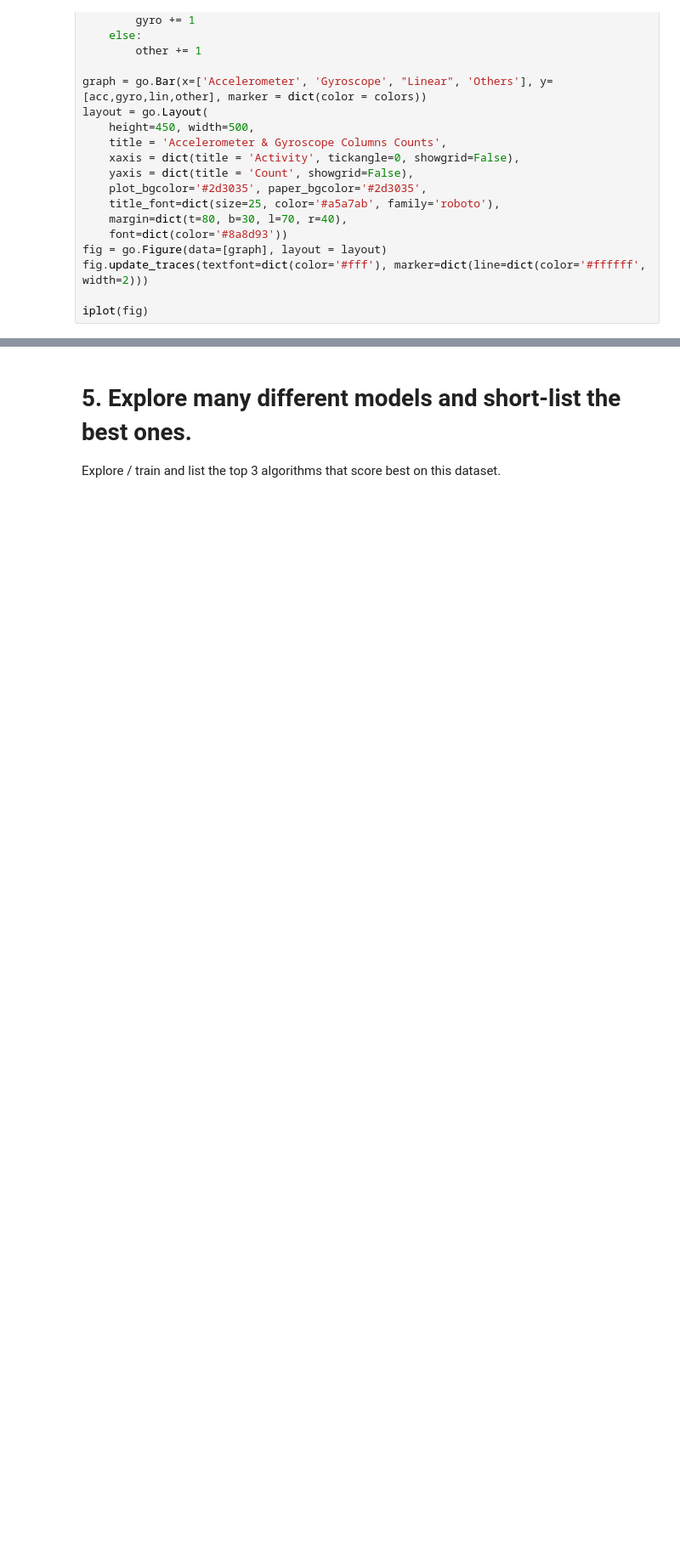
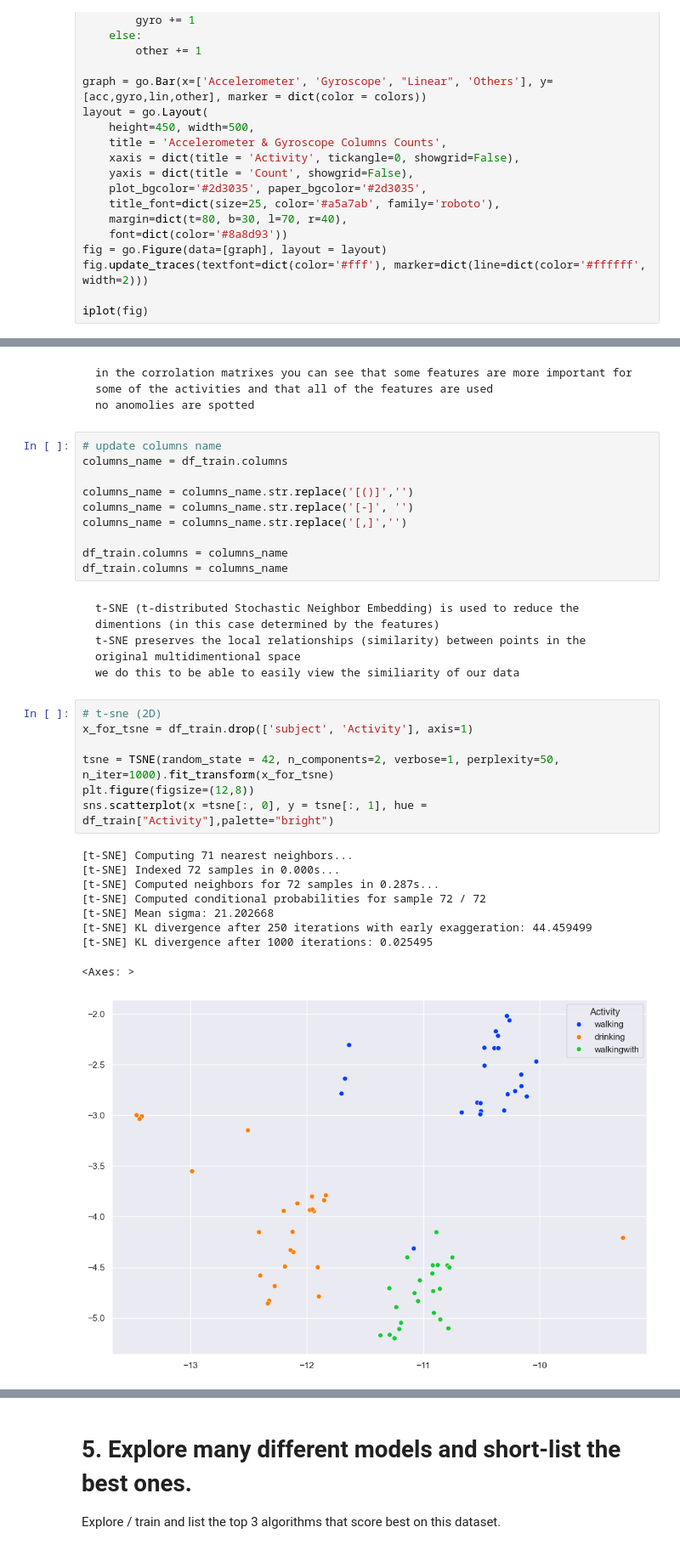
Before and after one commit to BoerTonnie/AIS_Group_20, a Jupyter notebook: Group_Assignment1_HumanActivity.ipynb, the cells around one changed output, grey strips where cells are left out. Shown: that part at 85% size. Cells and saved outputs as stored; diff of their text form; blank space fills up the shorter version.

````diff
--- a/Group_Assignment1_HumanActivity.ipynb
+++ b/Group_Assignment1_HumanActivity.ipynb
@@ -581,0 +624,38 @@ Name: walking, dtype: float64
+# %% [markdown]
+```
+in the corrolation matrixes you can see that some features are more important for some of the activities and that all of the features are used
+no anomolies are spotted
+```
+# %%
+# update columns name
+columns_name = df_train.columns
+
+columns_name = columns_name.str.replace('[()]','')
+columns_name = columns_name.str.replace('[-]', '')
+columns_name = columns_name.str.replace('[,]','')
+
+df_train.columns = columns_name
+df_train.columns = columns_name
+# %% [markdown]
+```
+t-SNE (t-distributed Stochastic Neighbor Embedding) is used to reduce the dimentions (in this case determined by the features)
+t-SNE preserves the local relationships (similarity) between points in the original multidimentional space
+we do this to be able to easily view the similiarity of our data
+```
+# %%
+# t-sne (2D)
+x_for_tsne = df_train.drop(['subject', 'Activity'], axis=1)
+
+tsne = TSNE(random_state = 42, n_components=2, verbose=1, perplexity=50, n_iter=1000).fit_transform(x_for_tsne)
+plt.figure(figsize=(12,8))
+sns.scatterplot(x =tsne[:, 0], y = tsne[:, 1], hue = df_train["Activity"],palette="bright")
+# %% [output]
+[t-SNE] Computing 71 nearest neighbors...
+[t-SNE] Indexed 72 samples in 0.000s...
+[t-SNE] Computed neighbors for 72 samples in 0.287s...
+[t-SNE] Computed conditional probabilities for sample 72 / 72
+[t-SNE] Mean sigma: 21.202668
+[t-SNE] KL divergence after 250 iterations with early exaggeration: 44.459499
+[t-SNE] KL divergence after 1000 iterations: 0.025495
+<Axes: >
+[figure, added]
````
Also changed, not shown: parts of 27 cells of this notebook.
